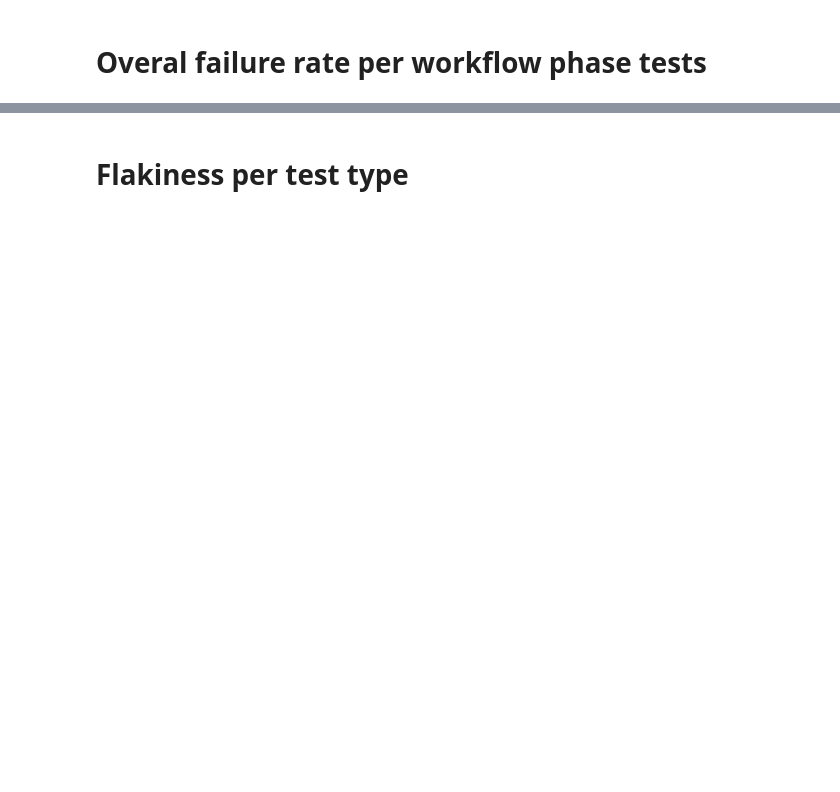
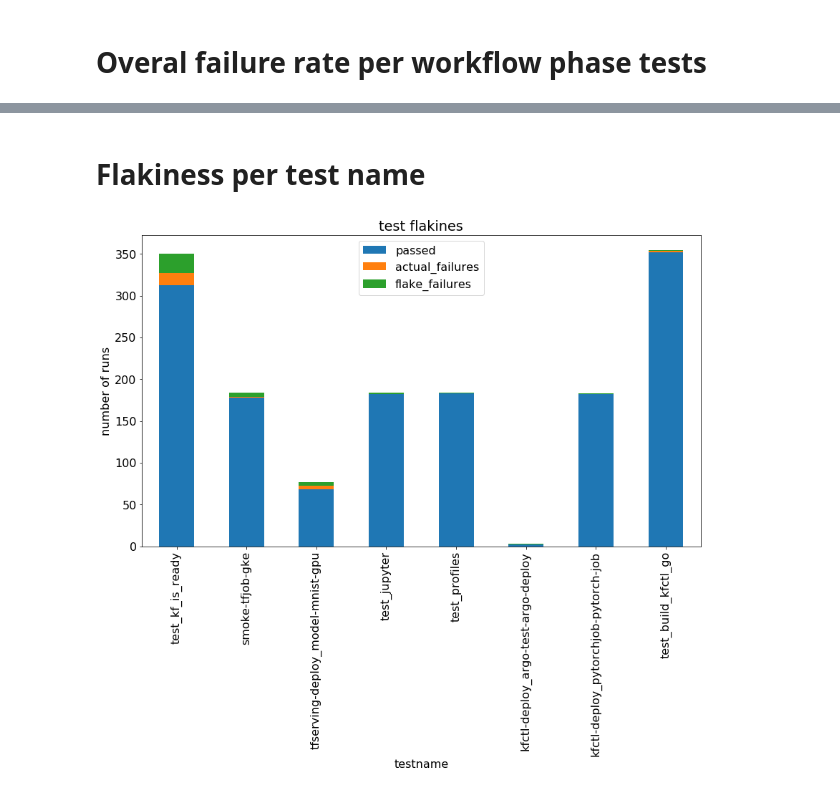
Before and after one commit to kubeflow/testing, a Jupyter notebook: scripts/Flakiness_report.ipynb, the cells around one changed output, grey strips where cells are left out. Drawn from its saved outputs; the diff is of its cells as text; code cells hidden in the pictures; blank space fills up the shorter version.

Commit message:
added test flakiness metrics

```diff
--- a/scripts/Flakiness_report.ipynb
+++ b/scripts/Flakiness_report.ipynb
@@ -279,2 +367,22 @@ ORDER BY filurepercentage DESC
 # %% [markdown]
-# Flakiness per test type
+# Flakiness per test name
+# %%
+import pandas as pd
+import matplotlib
+import matplotlib.pyplot as plt
+
+job_flakiness=pd.DataFrame(junit_daily_flakes).groupby("testname",as_index=False).agg(
+{ 'passed':'sum',
+  'actual_failures' :'sum',
+   'flake_failures' : 'sum'
+}).sort_values(by='flake_failures', ascending=False)
+job_flakiness=job_flakiness.loc[(job_flakiness['flake_failures'] > 0)]
+matplotlib.rc('font', size=16)
+ax=job_flakiness[['passed','actual_failures','flake_failures']].plot(kind='bar', stacked=True, xticks=job_flakiness.index, figsize=(14,8), rot=90)
+ax.set_xticklabels(job_flakiness['testname'])
+plt.title('test flakines')
+plt.xlabel('testname')
+plt.ylabel('number of runs')
+plt.show()
+# %% [output]
+[figure, added]
```
Also changed, not shown: parts of 11 cells of this notebook.
